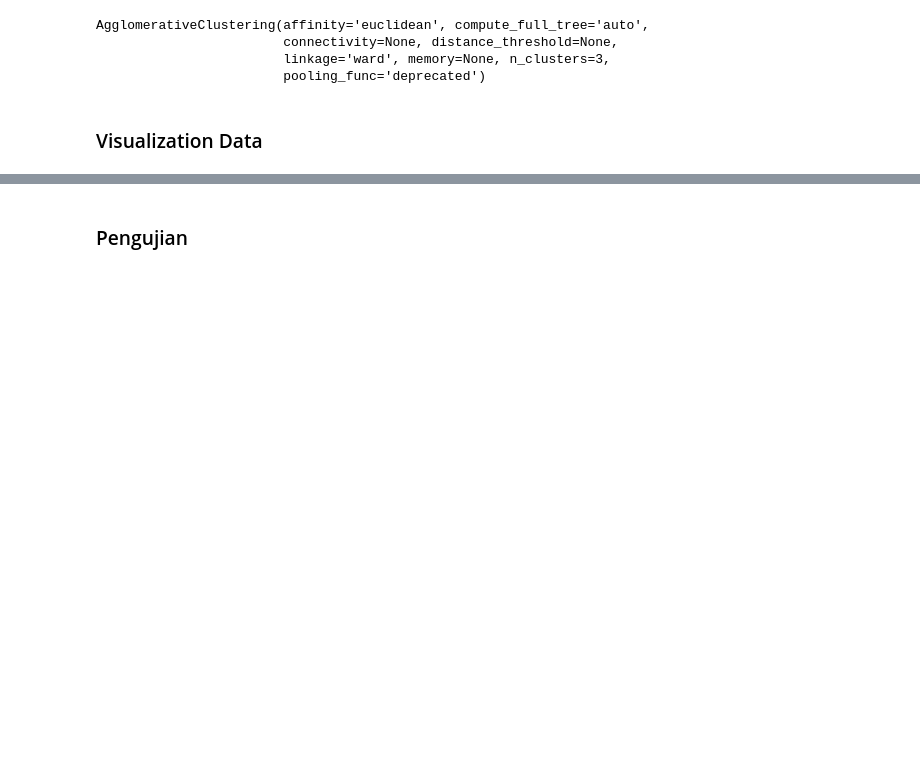
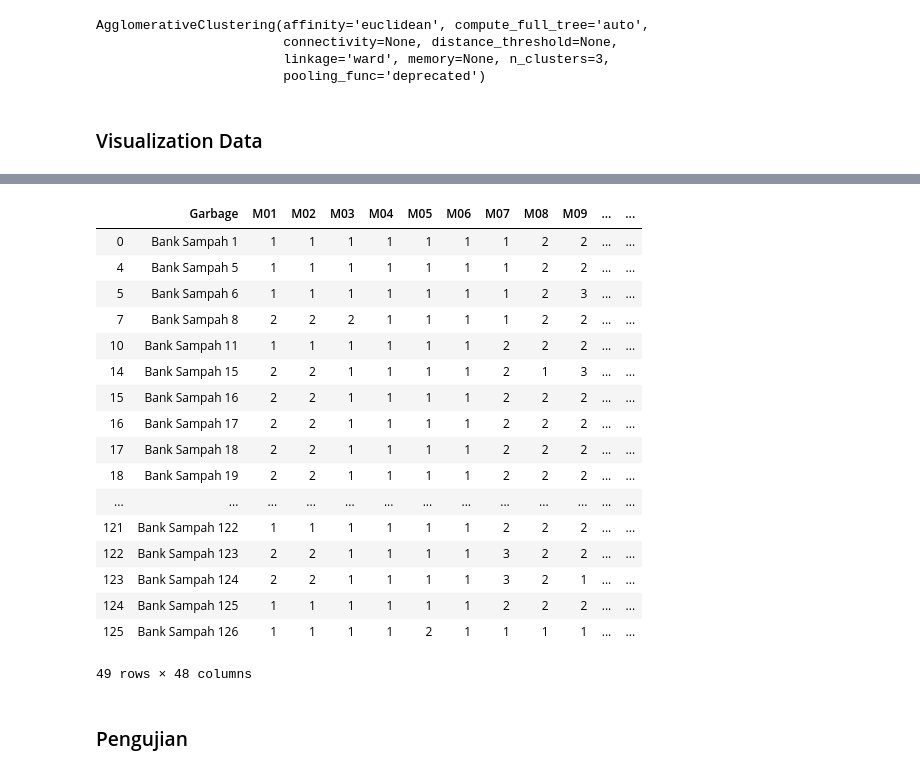
Before and after one commit to mayanknotri/SKRIPSI, a Jupyter notebook: skripsweet-rev.ipynb, the cells around one changed output, grey strips where cells are left out. Saved outputs shown, nothing was run; the diff lists cells and outputs as text; code cells hidden in the pictures; blank space fills up the shorter version.

```diff
--- a/skripsweet-rev.ipynb
+++ b/skripsweet-rev.ipynb
@@ -217,3 +229,25 @@ groups
+# %%
+list_df = dataset.get_result()
+list_df[2]
+# %% [output]
+|  | Garbage | M01 | M02 | M03 | M04 | M05 | M06 | M07 | M08 | M09 | ... | ... |
+| 0 | Bank Sampah 1 | 1 | 1 | 1 | 1 | 1 | 1 | 1 | 2 | 2 | ... | ... |
+| 4 | Bank Sampah 5 | 1 | 1 | 1 | 1 | 1 | 1 | 1 | 2 | 2 | ... | ... |
+| 5 | Bank Sampah 6 | 1 | 1 | 1 | 1 | 1 | 1 | 1 | 2 | 3 | ... | ... |
+| 7 | Bank Sampah 8 | 2 | 2 | 2 | 1 | 1 | 1 | 1 | 2 | 2 | ... | ... |
+| 10 | Bank Sampah 11 | 1 | 1 | 1 | 1 | 1 | 1 | 2 | 2 | 2 | ... | ... |
+| 14 | Bank Sampah 15 | 2 | 2 | 1 | 1 | 1 | 1 | 2 | 1 | 3 | ... | ... |
+| 15 | Bank Sampah 16 | 2 | 2 | 1 | 1 | 1 | 1 | 2 | 2 | 2 | ... | ... |
+| 16 | Bank Sampah 17 | 2 | 2 | 1 | 1 | 1 | 1 | 2 | 2 | 2 | ... | ... |
+| 17 | Bank Sampah 18 | 2 | 2 | 1 | 1 | 1 | 1 | 2 | 2 | 2 | ... | ... |
+| 18 | Bank Sampah 19 | 2 | 2 | 1 | 1 | 1 | 1 | 2 | 2 | 2 | ... | ... |
+| ... | ... | ... | ... | ... | ... | ... | ... | ... | ... | ... | ... | ... |
+| 121 | Bank Sampah 122 | 1 | 1 | 1 | 1 | 1 | 1 | 2 | 2 | 2 | ... | ... |
+| 122 | Bank Sampah 123 | 2 | 2 | 1 | 1 | 1 | 1 | 3 | 2 | 2 | ... | ... |
+| 123 | Bank Sampah 124 | 2 | 2 | 1 | 1 | 1 | 1 | 3 | 2 | 1 | ... | ... |
+| 124 | Bank Sampah 125 | 1 | 1 | 1 | 1 | 1 | 1 | 2 | 2 | 2 | ... | ... |
+| 125 | Bank Sampah 126 | 1 | 1 | 1 | 1 | 2 | 1 | 1 | 1 | 1 | ... | ... |
+49 rows × 48 columns
 # %% [markdown]
 ### Pengujian
 # %%
```
Also changed, not shown: parts of 9 cells of this notebook, 6 other files.
